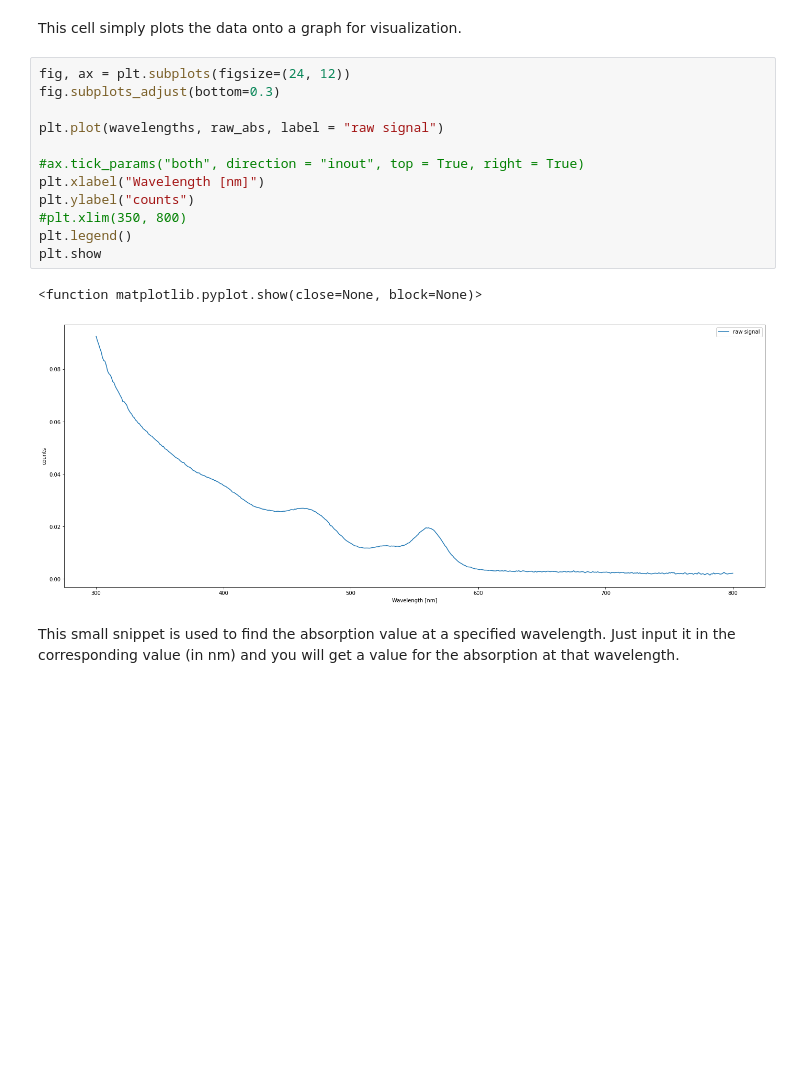
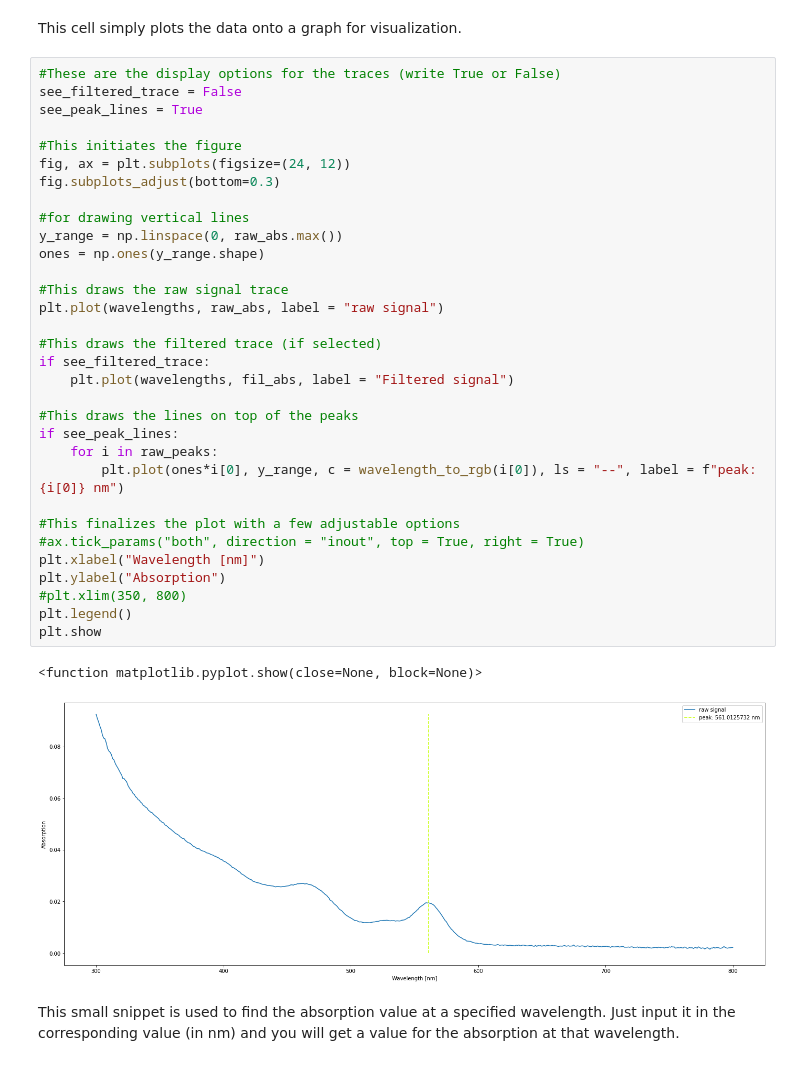
Before and after one commit to copl-labomc/TemplatesSnippets, a Jupyter notebook: QuantumYield/QY with standard/Absorption spectrum visualizer.ipynb, the cells around one changed output. Cells and saved outputs as stored; diff of their text form; blank space fills up the shorter version.

```diff
--- a/QuantumYield/QY with standard/Absorption spectrum visualizer.ipynb
+++ b/QuantumYield/QY with standard/Absorption spectrum visualizer.ipynb
@@ -39,20 +142,40 @@ raw_abs = spectrum[:,-1]
 # %% [markdown]
 This cell simply plots the data onto a graph for visualization.
 # %%
+#These are the display options for the traces (write True or False)
+see_filtered_trace = False
+see_peak_lines = True
+
+#This initiates the figure
 fig, ax = plt.subplots(figsize=(24, 12))
 fig.subplots_adjust(bottom=0.3)
 
+#for drawing vertical lines
+y_range = np.linspace(0, raw_abs.max())
+ones = np.ones(y_range.shape)
+
+#This draws the raw signal trace
 plt.plot(wavelengths, raw_abs, label = "raw signal")
 
+#This draws the filtered trace (if selected)
+if see_filtered_trace:
+    plt.plot(wavelengths, fil_abs, label = "Filtered signal")
+
+#This draws the lines on top of the peaks
+if see_peak_lines:
+    for i in raw_peaks:
+        plt.plot(ones*i[0], y_range, c = wavelength_to_rgb(i[0]), ls = "--", label = f"peak: {i[0]} nm")
+
+#This finalizes the plot with a few adjustable options
 #ax.tick_params("both", direction = "inout", top = True, right = True)
 plt.xlabel("Wavelength [nm]")
-plt.ylabel("counts")
+plt.ylabel("Absorption")
 #plt.xlim(350, 800)
 plt.legend()
 plt.show
 # %% [output]
 <function matplotlib.pyplot.show(close=None, block=None)>
-[figure, old version]
+[figure, new version]
 # %% [markdown]
 This small snippet is used to find the absorption value at a specified wavelength. Just input it in the corresponding value (in nm) and you will get a value for the absorption at that wavelength.
 # %%
```
Also changed, not shown: parts of 9 cells of this notebook, 3 other files.
